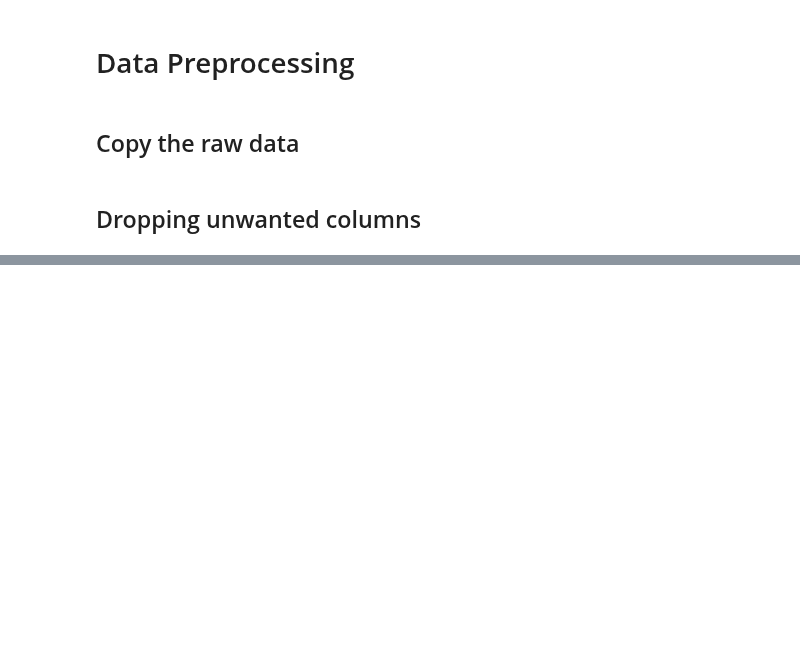
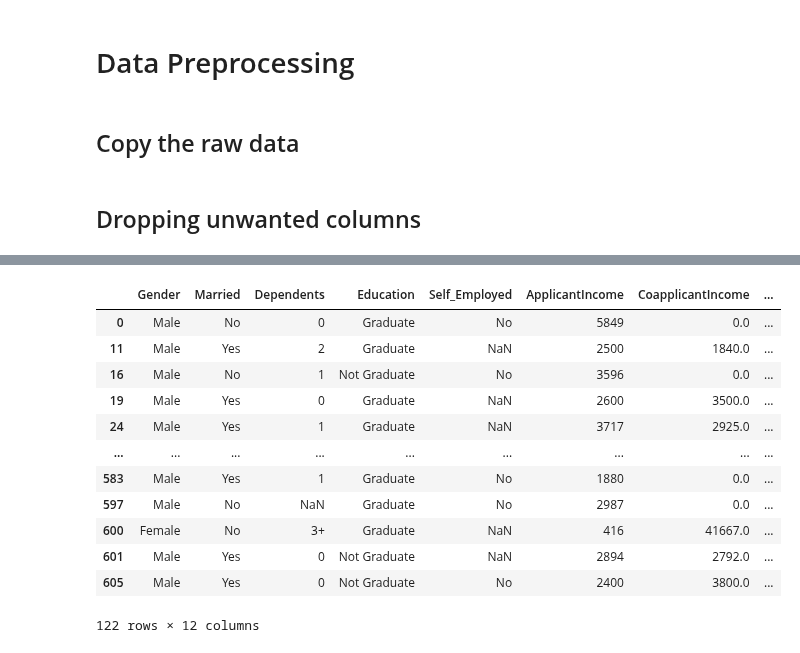
Before and after one commit to SwagAbyss/SwagML, a Jupyter notebook: Projects/LoanPredict/loan_prediction.ipynb, the cells around one changed output, grey strips where cells are left out. Drawn from its saved outputs; the diff is of its cells as text; code cells hidden in the pictures; blank space fills up the shorter version.

```diff
--- a/Projects/LoanPredict/loan_prediction.ipynb
+++ b/Projects/LoanPredict/loan_prediction.ipynb
@@ -122,3 +146,5 @@ impute_mean = SimpleImputer(missing_values=np.nan, strategy='mean')
 from sklearn.impute import KNNImputer
 
 impute_knn = KNNImputer(missing_values=np.nan, n_neighbors=5)
+# %%
+data['Gender'] = impute_mode.fit_transform(data[['Gender']])
@@ -124,0 +159,14 @@ impute_knn = KNNImputer(missing_values=np.nan, n_neighbors=5)
+# %%
+# data[
+#     (data['Married'].isnull())
+#     &
+#     (data['CoapplicantIncome']>0)
+#     ][['Married']].fillna(value='Yes', inplace=True)
+
+# data[
+#     (data['Married'].isnull())
+#     &
+#     (data['CoapplicantIncome']<=0)
+#     ][['Married']].fillna(value='No', inplace=True)
+
+data['Married'] = impute_mode.fit_transform(data[['Married']])
@@ -124,0 +189,16 @@ impute_knn = KNNImputer(missing_values=np.nan, n_neighbors=5)
+# %%
+data[data.isna().any(axis=1)]
+# %% [output]
+|  | Gender | Married | Dependents | Education | Self_Employed | ApplicantIncome | CoapplicantIncome | ... |
+| 0 | Male | No | 0 | Graduate | No | 5849 | 0.0 | ... |
+| 11 | Male | Yes | 2 | Graduate | NaN | 2500 | 1840.0 | ... |
+| 16 | Male | No | 1 | Not Graduate | No | 3596 | 0.0 | ... |
+| 19 | Male | Yes | 0 | Graduate | NaN | 2600 | 3500.0 | ... |
+| 24 | Male | Yes | 1 | Graduate | NaN | 3717 | 2925.0 | ... |
+| ... | ... | ... | ... | ... | ... | ... | ... | ... |
+| 583 | Male | Yes | 1 | Graduate | No | 1880 | 0.0 | ... |
+| 597 | Male | No | NaN | Graduate | No | 2987 | 0.0 | ... |
+| 600 | Female | No | 3+ | Graduate | NaN | 416 | 41667.0 | ... |
+| 601 | Male | Yes | 0 | Not Graduate | NaN | 2894 | 2792.0 | ... |
+| 605 | Male | Yes | 0 | Not Graduate | No | 2400 | 3800.0 | ... |
+122 rows × 12 columns
```
Also changed, not shown: parts of 10 cells of this notebook.
